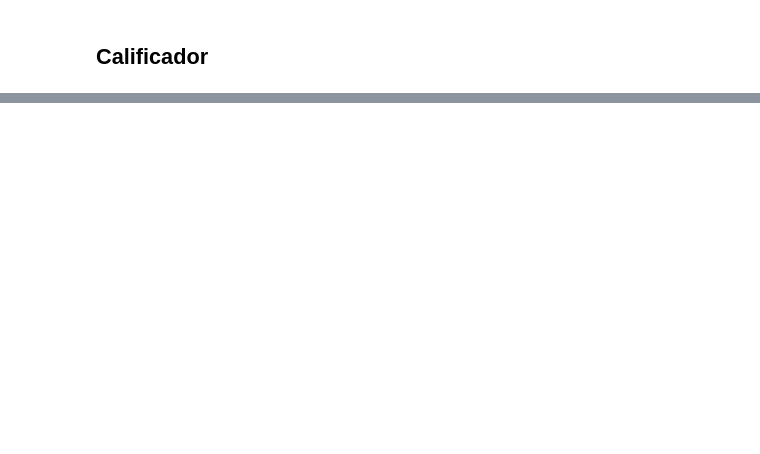
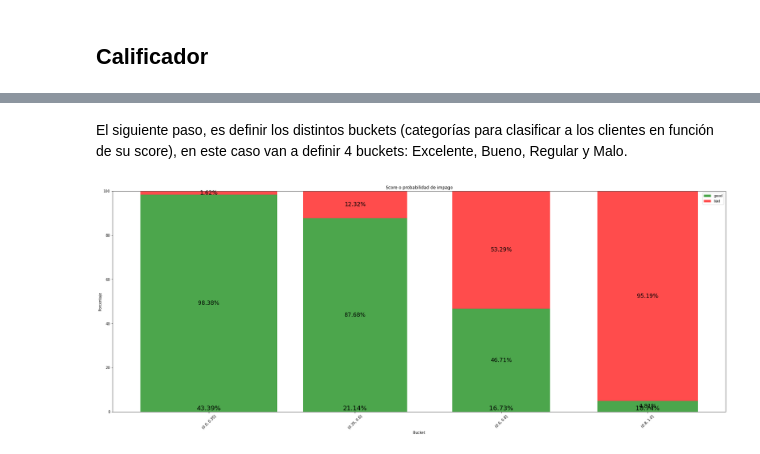
Before and after one commit to alegimeno1/TFG-Riesgo-de-Credito, a Jupyter notebook: RIESGO_CRÉDITO.ipynb, the cells around one changed output, grey strips where cells are left out. Saved outputs shown, nothing was run; the diff lists cells and outputs as text; code cells hidden in the pictures; blank space fills up the shorter version.

```diff
--- a/RIESGO_CRÉDITO.ipynb
+++ b/RIESGO_CRÉDITO.ipynb
@@ -1563,0 +1711,2 @@ base_historica= pd.read_csv("")
+# %%
+x_hist=pd.DataFrame(x_hist,columns=variables)
@@ -1563,0 +1715,3 @@ base_historica= pd.read_csv("")
+# %%
+prob = model_rf.predict_proba(x_hist)
+prob
@@ -1563,0 +1726,4 @@ base_historica= pd.read_csv("")
+# %%
+base_historica["score"]=prob[:,1]
+
+base_historica
@@ -1563,0 +1746,4 @@ base_historica= pd.read_csv("")
+# %%
+base_historica.drop(base_historica[base_historica['score']==0].index,axis=0, inplace=True)
+base_historica.drop(base_historica[base_historica['score']==1].index,axis=0, inplace=True)
+base_historica.reset_index(drop=True)
@@ -1563,0 +1764,55 @@ base_historica= pd.read_csv("")
+# %% [markdown]
+El siguiente paso, es definir los distintos buckets (categorías para clasificar a los clientes en función de su score), en este caso van a definir 4 buckets: Excelente, Bueno, Regular y Malo.
+# %%
+# Definir los buckets
+bins = [0,0.35,0.6,0.8,1]
+
+# Separar la columna en buckets
+base_historica['Bucket'] = pd.cut(base_historica['score'], bins)
+
+# Calcular el porcentaje de cada bucket respecto a la población total
+bucket_percentage = base_historica['Bucket'].value_counts(normalize=True) * 100
+bucket_percentage = bucket_percentage.reindex(pd.cut(base_historica['score'], bins).cat.categories)
+
+# Calcular el porcentaje de cada bucket que pertenece a la class 1 o 0
+class_percentage = base_historica.groupby('Bucket')['class'].value_counts(normalize=True).unstack().fillna(0) * 100
+
+# Graficar en una gráfica de barras
+bar_width = bucket_percentage / 100
+bar_positions = np.arange(len(bucket_percentage))
+
+fig, ax = plt.subplots(figsize=(25,10))
+
+
+bar_width_total = bar_width + 0.5  # Sumamos 0.5 para separar las barras
+
+bar1 = ax.bar(bar_positions, class_percentage["good"], width=bar_width_total, label='good', color='green', alpha=0.7)
+bar2 = ax.bar(bar_positions, class_percentage["bad"], width=bar_width_total, label='bad', color='red', bottom=class_percentage["good"], alpha=0.7)
+
+# Anotar porcentajes de pr2_after_campaing
+for i, (bucket, perc) in enumerate(class_percentage.iterrows()):
+    if (perc['good']!=0):
+        ax.text(i, perc['good'] / 2, f'{perc["good"]:.2f}%', ha='center', va='center', color='black', fontsize=16)
+    if (perc['bad']!=0):
+        ax.text(i, perc['good'] + perc["bad"] / 2, f'{perc["bad"]:.2f}%', ha='center', va='center', color='black', fontsize=16)
+
+# Anotar porcentajes de bucket
+for i, perc in enumerate(bucket_percentage):
+    ax.text(i, 0, f'{perc:.2f}%', ha='center', va='bottom', color='black', fontsize=18)
+
+# Ajustar etiquetas y título
+ax.set_xlabel('Bucket')
+ax.set_ylabel('Porcentaje')
+ax.set_title('Score o probabilidad de impago')
+ax.set_xticks(bar_positions)
+ax.set_xticklabels(bucket_percentage.index, rotation=45)
+ax.set_ylim(0,100)
+ax.legend()
+
+# Ajustar espaciado entre barras
+fig.tight_layout(pad=0.5)
+
+# Mostrar la gráfica
+plt.show()
+# %% [output]
+[figure, added]
```
Also changed, not shown: parts of 181 cells of this notebook.
